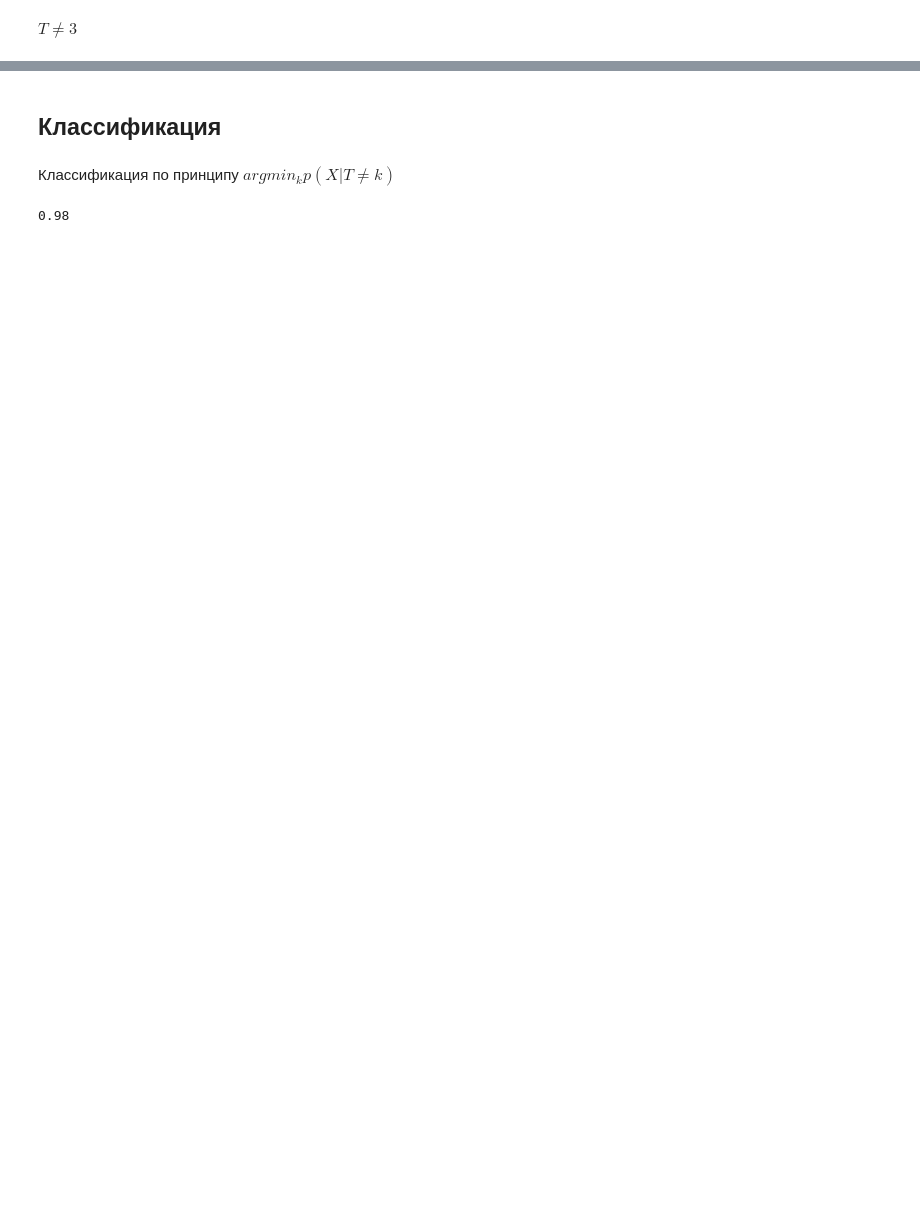
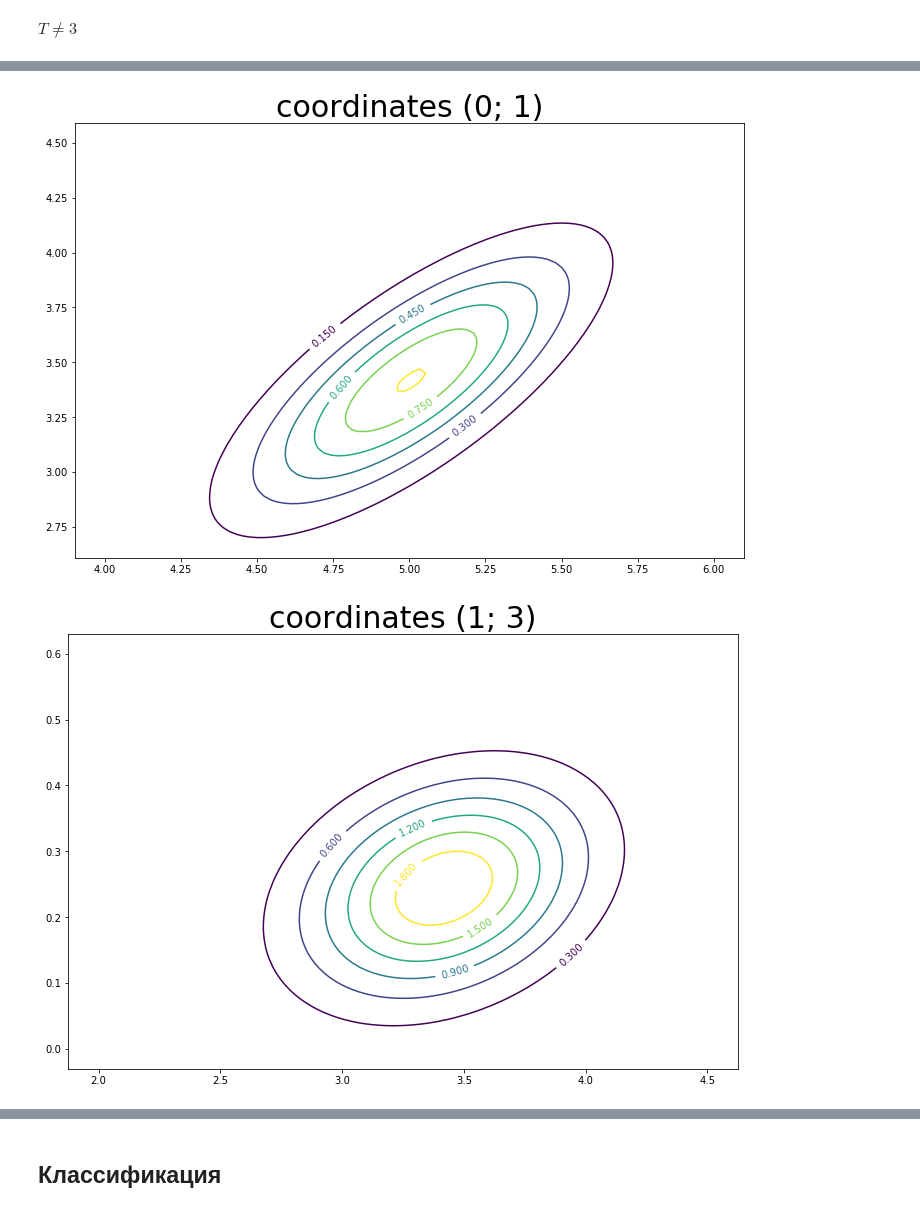
Before and after one commit to KaloshinPE/matstatistics, a Jupyter notebook: task4/task2.ipynb, the cells around one changed output, grey strips where cells are left out. Saved outputs shown, nothing was run; the diff lists cells and outputs as text; code cells hidden in the pictures; blank space fills up the shorter version.

```diff
--- a/task4/task2.ipynb
+++ b/task4/task2.ipynb
@@ -191,0 +194,6 @@ deal_with_k(3)
+# %%
+ranges = [[4, 6, 2.7, 4.5], [2, 4.5, 0, 0.6], [1, 2, 0, 0.6]]
+deal_with_k(3, ranges)
+# %% [output]
+[figure, added]
+[figure, added]
@@ -200,2 +202,0 @@ cpdf1, cpdf2, cpdf3 = cpdf(1), cpdf(2), cpdf(3)
-# %% [markdown]
-Классификация по принципу $argmin_k p(X|T \neq k)$
@@ -204,8 +203,3 @@ classes = np.argmin(np.c_[cpdf1(X), cpdf2(X), cpdf3(X)], axis=1)
-# %%
-from sklearn.metrics import accuracy_score
-print accuracy_score(y, classes)
-# %% [output]
-0.98
 # %%
 c1pdf1 = lambda vec: multivariate_normal(arra[0], arrcov[0]).pdf(vec)
 c2pdf2 = lambda vec: multivariate_normal(arra[0], arrcov[0]).pdf(vec)*(p1/(p1 + p3))
```
Also changed, not shown: parts of 11 cells of this notebook, 1 other file.
